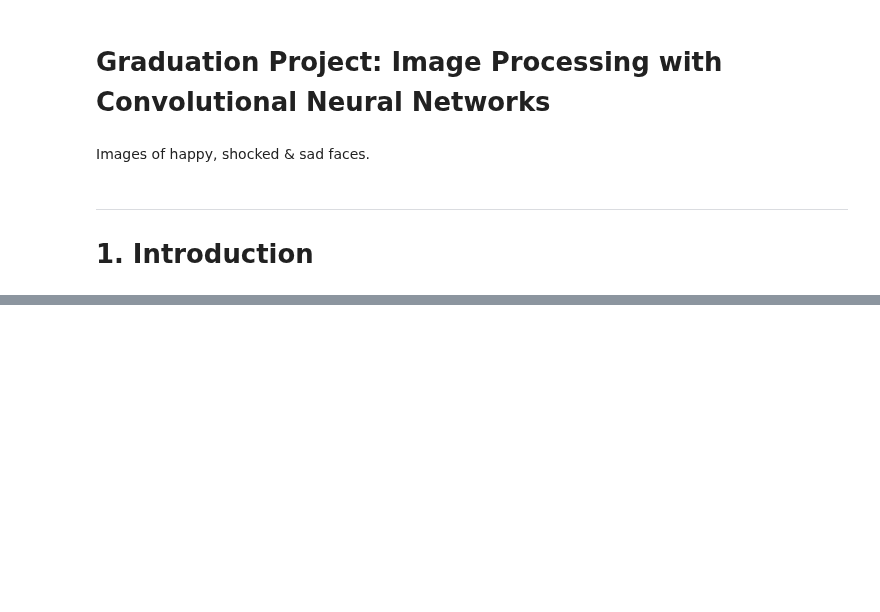
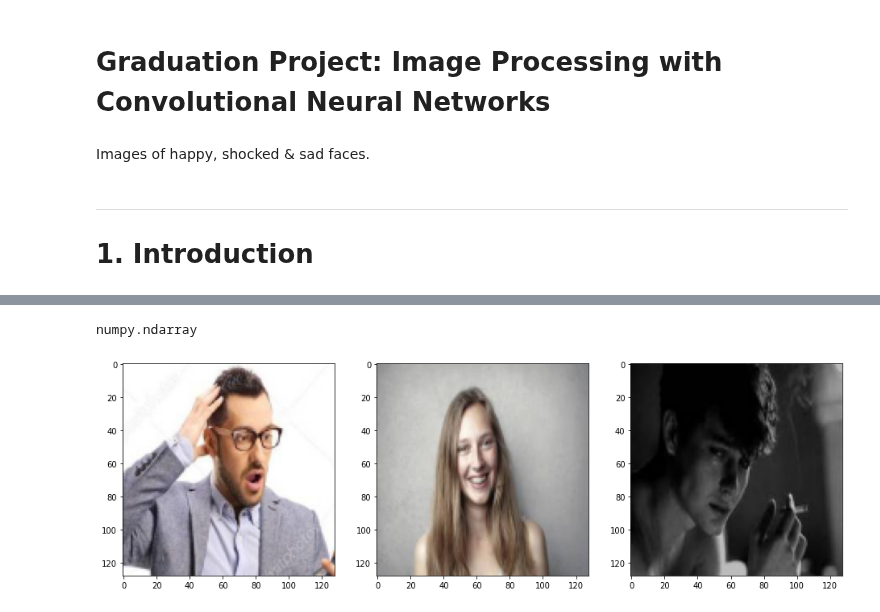
Before and after one commit to gulmert89/bootcamp_files, a Jupyter notebook: project5.ipynb, the cells around one changed output, grey strips where cells are left out. Cells and saved outputs as stored; diff of their text form; code cells hidden in the pictures; blank space fills up the shorter version.

```diff
--- a/project5.ipynb
+++ b/project5.ipynb
@@ -27,0 +32,30 @@ from keras import models, layers
+# %%
+shock_img = []
+happy_img = []
+sad_img = []
+for var_zip, var_img in zip((shock_zip, happy_zip, sad_zip),
+                          (shock_img, happy_img, sad_img)):
+    for img_name in var_zip.namelist():
+        byte_data = var_zip.read(img_name)
+        img = io.BytesIO(byte_data)
+        img = np.array(Image.open(img))
+        img = cv2.resize(img, (128, 128))
+        var_img.append(img)
+shock_img = np.stack(shock_img)
+happy_img = np.stack(happy_img)
+sad_img = np.array(sad_img)    ## np.array() ve np.stack() yapmak bir şey fark etmiyor değil mi?
+# %%
+type(shock_img)
+# %% [output]
+numpy.ndarray
+# %%
+plt.figure(figsize=(16,12))
+plt.subplot(1,3,1)
+plt.imshow(shock_img[1])
+plt.subplot(1,3,2)
+plt.imshow(happy_img[0])
+plt.subplot(1,3,3)
+plt.imshow(sad_img[0])
+plt.show()
+# %% [output]
+[figure, added]
```
Also changed, not shown: parts of 5 cells of this notebook.
